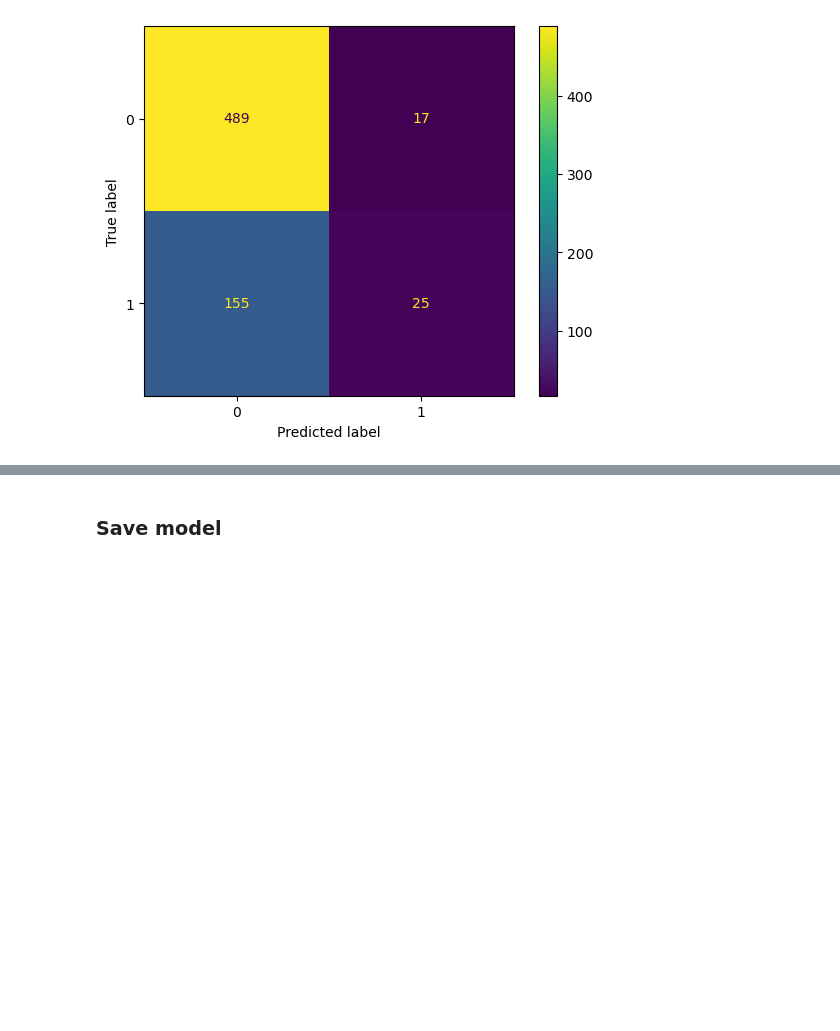
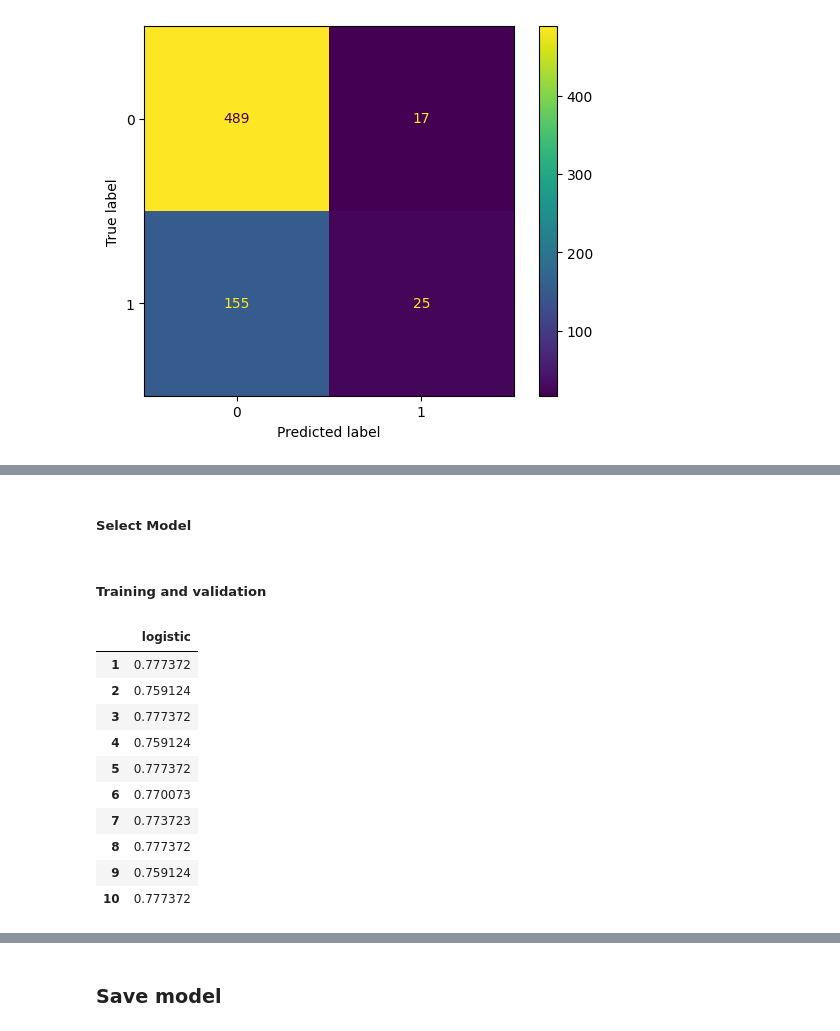
Before and after one commit to DA-Statistics-Nadine-Alena/project, a Jupyter notebook: notebooks/draft-analysis.ipynb, the cells around one changed output, grey strips where cells are left out. Cells and saved outputs as stored; diff of their text form; code cells hidden in the pictures; blank space fills up the shorter version.

```diff
--- a/notebooks/draft-analysis.ipynb
+++ b/notebooks/draft-analysis.ipynb
@@ -1069,0 +1094,26 @@ weighted avg       0.70      0.74      0.65       686
+# %% [markdown]
+##### Select Model
+# %%
+clf2 = LogisticRegression()
+# %% [markdown]
+##### Training and validation
+# %%
+scores_lor2 = cross_val_score(clf2, X_train_lor, y_train_lor, cv=10, scoring='accuracy')
+# %%
+df_scores_lor2 = pd.DataFrame({"logistic": scores_lor2})
+
+df_scores_lor2.index += 1
+
+df_scores_lor2.style.background_gradient(cmap='Greens')
+# %% [output]
+|  | logistic |
+| 1 | 0.777372 |
+| 2 | 0.759124 |
+| 3 | 0.777372 |
+| 4 | 0.759124 |
+| 5 | 0.777372 |
+| 6 | 0.770073 |
+| 7 | 0.773723 |
+| 8 | 0.777372 |
+| 9 | 0.759124 |
+| 10 | 0.777372 |
```
Also changed, not shown: parts of 42 cells of this notebook, 1 other file.
